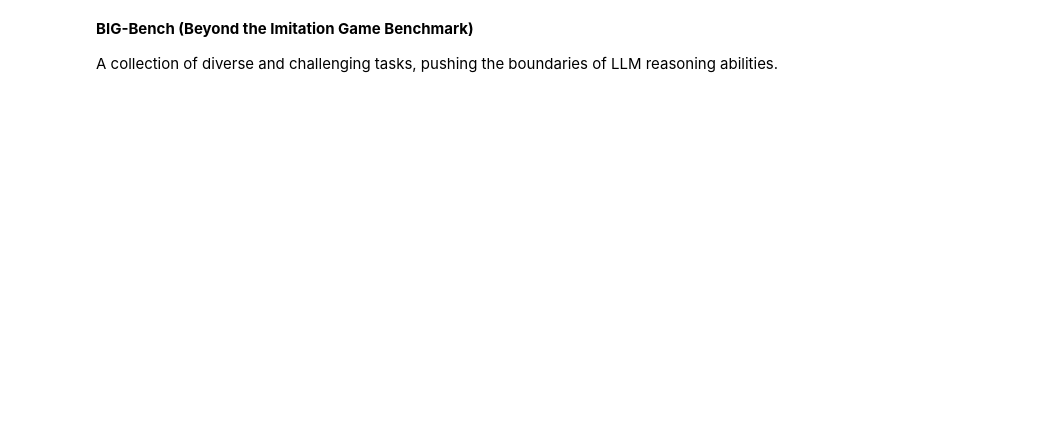
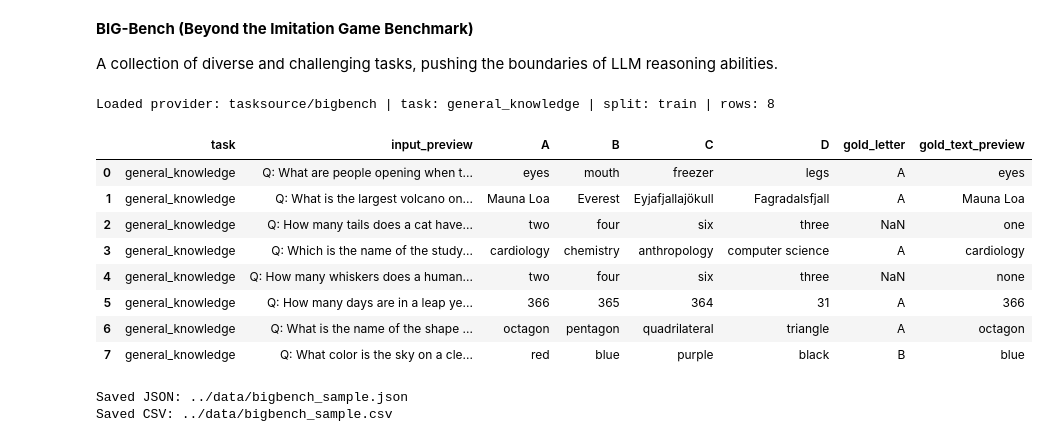
Before and after one commit to PacktPublishing/Data-Strategy-for-LLMs, a Jupyter notebook: chapter_02/Jupyter_Notebooks/Chapter_2_Notebook.ipynb, the cells around one changed output. Cells and saved outputs as stored; diff of their text form; code cells hidden in the pictures; blank space fills up the shorter version.

```diff
--- a/chapter_02/Jupyter_Notebooks/Chapter_2_Notebook.ipynb
+++ b/chapter_02/Jupyter_Notebooks/Chapter_2_Notebook.ipynb
@@ -3732 +2613,68 @@ if len(rows):
+# %%
+# @title BIG-Bench sample
+
+!pip -q install datasets pandas
+
+import ast
+import itertools
+import os
+import pandas as pd
+from datasets import load_dataset
+
+N_SAMPLES_TOTAL = 8
+provider = "tasksource/bigbench"
+task = "general_knowledge"
+used_split = "train"
+dataset = load_dataset(provider, task, split=used_split, streaming=True)
+
+
+def _as_list(value):
+    if isinstance(value, str):
+        value = ast.literal_eval(value)
+    return value if isinstance(value, list) else []
+
+
+rows = []
+for example in itertools.islice(dataset, N_SAMPLES_TOTAL):
+    choices = _as_list(example.get("multiple_choice_targets"))[:4]
+    targets = _as_list(example.get("targets"))
+    gold = targets[0] if targets else None
+    letter = "ABCD"[choices.index(gold)] if gold in choices else None
+    rows.append({
+        "task": task,
+        "input_preview": example["inputs"][:220],
+        "A": choices[0] if len(choices) > 0 else None,
+        "B": choices[1] if len(choices) > 1 else None,
+        "C": choices[2] if len(choices) > 2 else None,
+        "D": choices[3] if len(choices) > 3 else None,
+        "gold_letter": letter,
+        "gold_text_preview": gold[:160] if gold else None,
+        "_full_input": example["inputs"],
+        "_full_gold_text": gold,
+    })
+if not rows:
+    raise RuntimeError(f"{provider}/{task}/{used_split} returned no examples")
+df = pd.DataFrame(rows)
+print(f"Loaded provider: {provider} | task: {task} | split: {used_split} | rows: {len(df)}")
+display(df[["task", "input_preview", "A", "B", "C", "D", "gold_letter", "gold_text_preview"]])
+
+os.makedirs("../data", exist_ok=True)
+OUT_JSON = "../data/bigbench_sample.json"
+OUT_CSV = "../data/bigbench_sample.csv"
+df.to_json(OUT_JSON, orient="records", force_ascii=False, indent=2)
+df.to_csv(OUT_CSV, index=False)
+print(f"Saved JSON: {OUT_JSON}\nSaved CSV: {OUT_CSV}")
+# %% [output]
+Loaded provider: tasksource/bigbench | task: general_knowledge | split: train | rows: 8
+|  | task | input_preview | A | B | C | D | gold_letter | gold_text_preview |
+| 0 | general_knowledge | Q: What are people opening when t... | eyes | mouth | freezer | legs | A | eyes |
+| 1 | general_knowledge | Q: What is the largest volcano on... | Mauna Loa | Everest | Eyjafjallajökull | Fagradalsfjall | A | Mauna Loa |
+| 2 | general_knowledge | Q: How many tails does a cat have... | two | four | six | three | NaN | one |
+| 3 | general_knowledge | Q: Which is the name of the study... | cardiology | chemistry | anthropology | computer science | A | cardiology |
+| 4 | general_knowledge | Q: How many whiskers does a human... | two | four | six | three | NaN | none |
+| 5 | general_knowledge | Q: How many days are in a leap ye... | 366 | 365 | 364 | 31 | A | 366 |
+| 6 | general_knowledge | Q: What is the name of the shape ... | octagon | pentagon | quadrilateral | triangle | A | octagon |
+| 7 | general_knowledge | Q: What color is the sky on a cle... | red | blue | purple | black | B | blue |
+Saved JSON: ../data/bigbench_sample.json
+Saved CSV: ../data/bigbench_sample.csv
 # %% [markdown]
```
Also changed, not shown: parts of 100 cells of this notebook, 38 other files.
